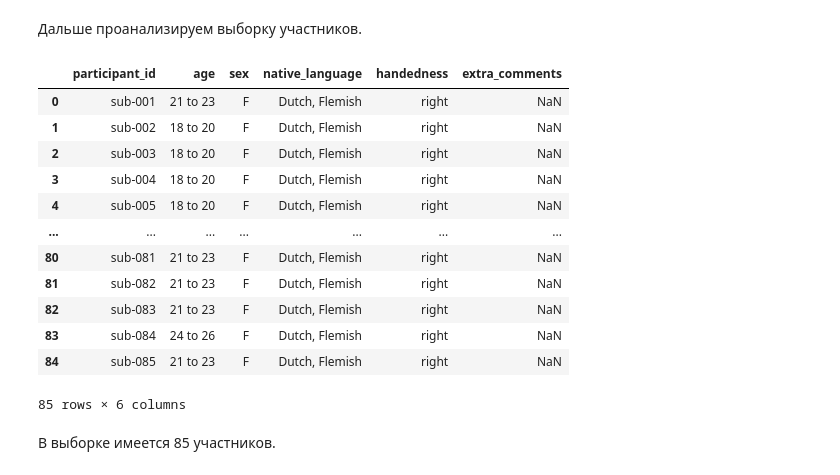
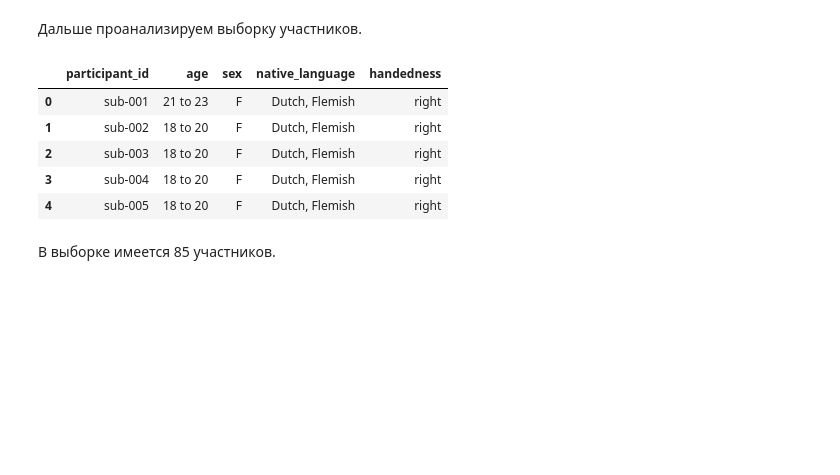
Before and after one commit to intsystems/2024-Project-154, a Jupyter notebook: code/Dataset analysis.ipynb, the cells around one changed output. Cells and saved outputs as stored; diff of their text form; code cells hidden in the pictures; blank space fills up the shorter version.

```diff
--- a/code/Dataset analysis.ipynb
+++ b/code/Dataset analysis.ipynb
@@ -63,21 +64,15 @@ for name in [file_name for file_name in file_names if file_name != "participants
 Дальше проанализируем выборку участников.
 # %%
 participants = pd.read_csv('./participants.tsv', sep='\t')
-participants
+participants = participants[['participant_id', 'age', 'sex', 'native_language', 'handedness']]
+participants.head()
 # %% [output]
-|  | participant_id | age | sex | native_language | handedness | extra_comments |
-| 0 | sub-001 | 21 to 23 | F | Dutch, Flemish | right | NaN |
-| 1 | sub-002 | 18 to 20 | F | Dutch, Flemish | right | NaN |
-| 2 | sub-003 | 18 to 20 | F | Dutch, Flemish | right | NaN |
-| 3 | sub-004 | 18 to 20 | F | Dutch, Flemish | right | NaN |
-| 4 | sub-005 | 18 to 20 | F | Dutch, Flemish | right | NaN |
-| ... | ... | ... | ... | ... | ... | ... |
-| 80 | sub-081 | 21 to 23 | F | Dutch, Flemish | right | NaN |
-| 81 | sub-082 | 21 to 23 | F | Dutch, Flemish | right | NaN |
-| 82 | sub-083 | 21 to 23 | F | Dutch, Flemish | right | NaN |
-| 83 | sub-084 | 24 to 26 | F | Dutch, Flemish | right | NaN |
-| 84 | sub-085 | 21 to 23 | F | Dutch, Flemish | right | NaN |
+|  | participant_id | age | sex | native_language | handedness |
+| 0 | sub-001 | 21 to 23 | F | Dutch, Flemish | right |
+| 1 | sub-002 | 18 to 20 | F | Dutch, Flemish | right |
+| 2 | sub-003 | 18 to 20 | F | Dutch, Flemish | right |
+| 3 | sub-004 | 18 to 20 | F | Dutch, Flemish | right |
+| 4 | sub-005 | 18 to 20 | F | Dutch, Flemish | right |
-85 rows × 6 columns
 # %% [markdown]
 В выборке имеется 85 участников.
 # %%
```
Also changed, not shown: parts of 11 cells of this notebook.
